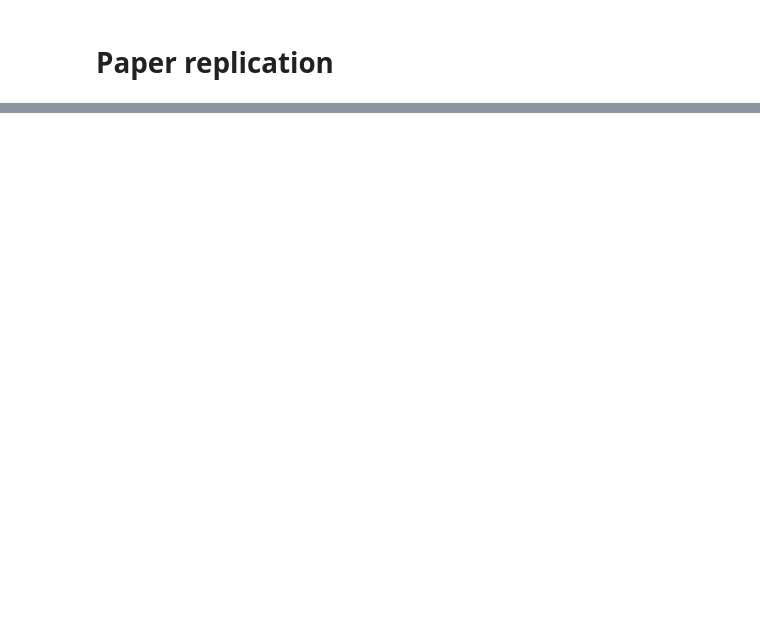
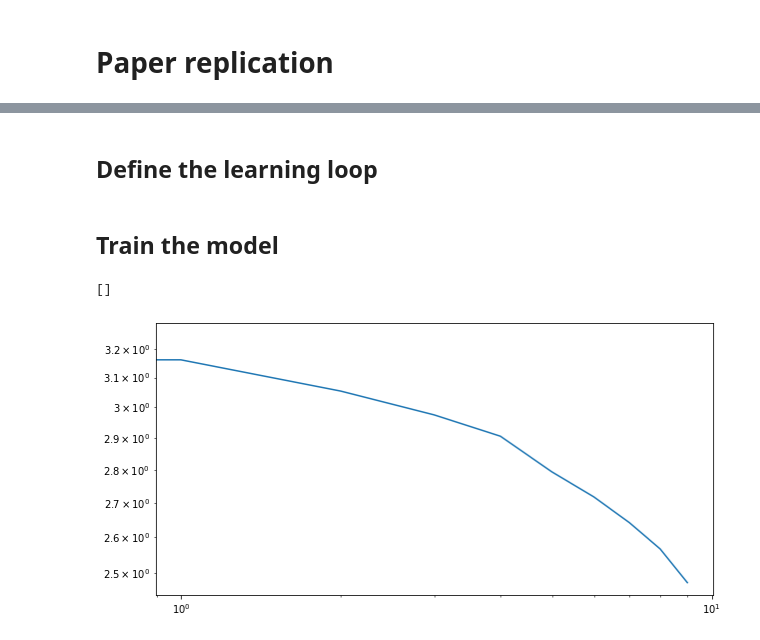
Before and after one commit to luknw/convoca, a Jupyter notebook: paper_replication.ipynb, the cells around one changed output, grey strips where cells are left out. Drawn from its saved outputs; the diff is of its cells as text; code cells hidden in the pictures; blank space fills up the shorter version.

```diff
--- a/paper_replication.ipynb
+++ b/paper_replication.ipynb
@@ -108,4 +129,15 @@ model.summary()
+# %% [markdown]
+## Define the learning loop
 # %%
+losses = []
+
 def learn_CA(ca, model):
-    X_train, Y_train = generate_CA_train_data(ca, *input_dims, n_samples=samples)
-    model.fit(x=X_train, y=Y_train, epochs=training_epochs, batch_size=batch_size)
+    for epoch in tqdm(range(training_epochs)):
+        X_train, Y_train = generate_CA_train_data(ca, *input_dims, n_samples=samples)
+
+        optimizer.zero_grad()
+        Y_pred = model(X_train)
+        l = loss(Y_train, Y_pred)
+        l.backward()
+        optimizer.step()
+        losses.append(l.item())
@@ -114,13 +144,15 @@ def learn_CA(ca, model):
+# %% [markdown]
+## Train the model
 # %%
 ca = list(sample_CAs(seed=0))[250]
 learn_CA(ca, model)
 # %%
 plt.figure(figsize=(10, 5))
-plt.subplot(121)
-plt.plot(model.history.history['loss'])
-plt.subplot(122)
-plt.plot(model.history.history['loss'])
+plt.plot(losses)
 plt.loglog()
+# %% [output]
+[]
+[figure, added]
 # %%
 from ca_funcs import make_glider
 
```
Also changed, not shown: parts of 20 cells of this notebook, 1 other file.
